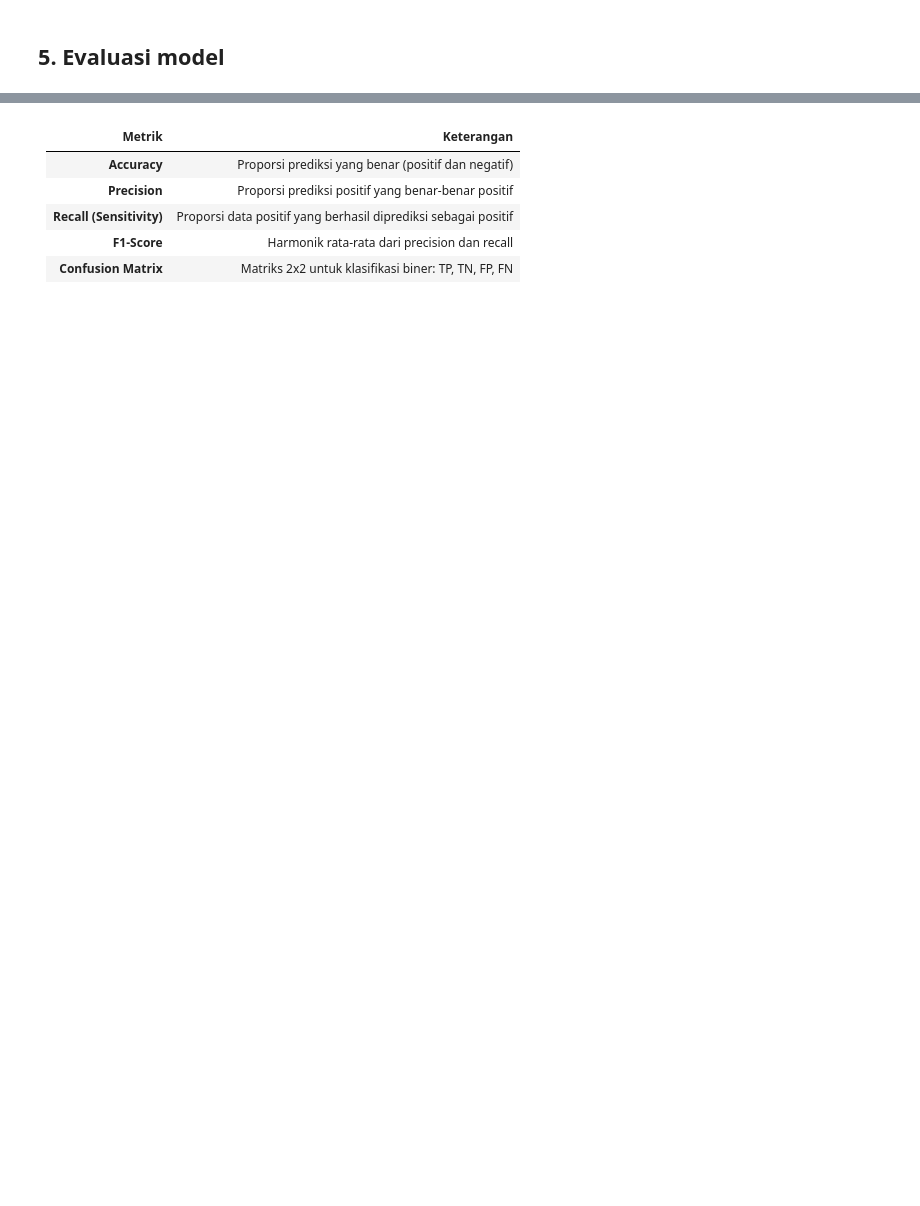
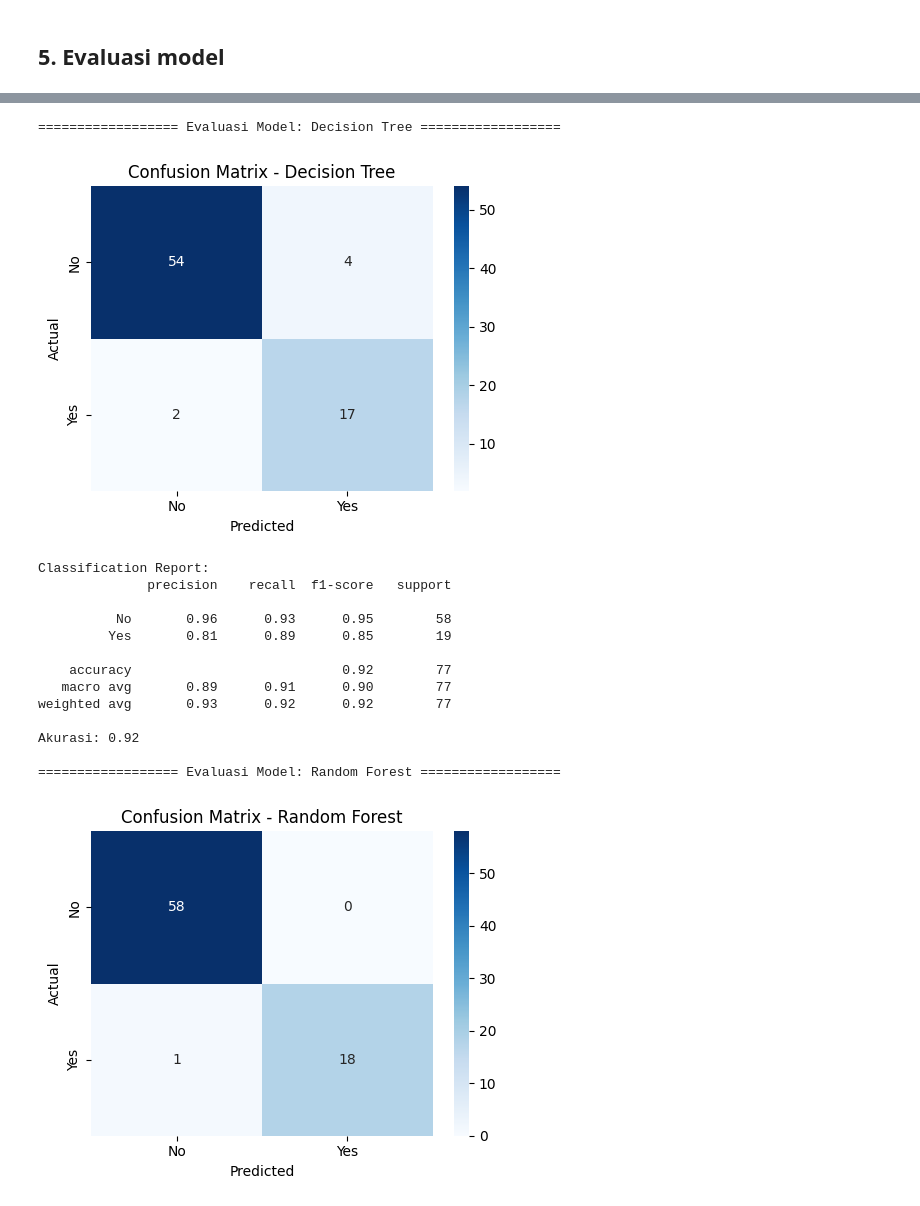
Before and after one commit to AmeliaSafitri/pendata, a Jupyter notebook: _sources/TugasPraUAS.ipynb, the cells around one changed output, grey strips where cells are left out. Cells and saved outputs as stored; diff of their text form; code cells hidden in the pictures; blank space fills up the shorter version.

```diff
--- a/_sources/TugasPraUAS.ipynb
+++ b/_sources/TugasPraUAS.ipynb
@@ -306,12 +306,3 @@ Pemisahan fitur dan target
 Split data ke training dan testing set
 # %% [markdown]
 ## **4.	Lakukan klasifikasi atau clustering terhadap data tersebut sesuai context data tersebut terhadap data tersebut**
-# %%
-from sklearn.preprocessing import LabelEncoder
-
-# Pastikan semua fitur numerik (encode kolom kategori)
-for col in X_train.columns:
-    if X_train[col].dtype == 'object' or X_train[col].dtype.name == 'category':
-        le = LabelEncoder()
-        X_train[col] = le.fit_transform(X_train[col])
-        X_test[col] = le.transform(X_test[col])
@@ -409,8 +436,59 @@ weighted avg       0.94      0.94      0.94        77
-# %% [markdown]
-| Metrik                   | Keterangan                                                     |
-| ------------------------ | -------------------------------------------------------------- |
-| **Accuracy**             | Proporsi prediksi yang benar (positif dan negatif)             |
-| **Precision**            | Proporsi prediksi positif yang benar-benar positif             |
-| **Recall (Sensitivity)** | Proporsi data positif yang berhasil diprediksi sebagai positif |
-| **F1-Score**             | Harmonik rata-rata dari precision dan recall                   |
-| **Confusion Matrix**     | Matriks 2x2 untuk klasifikasi biner: TP, TN, FP, FN            |
+# %%
+import seaborn as sns
+import matplotlib.pyplot as plt
+from sklearn.metrics import accuracy_score, confusion_matrix, classification_report
+
+# Simpan hasil evaluasi
+results = {}
+conf_matrices = {}
+reports = {}
+
+# === Evaluasi & Visualisasi ===
+for name, model in models.items():
+    print(f"\n================== Evaluasi Model: {name} ==================")
+
+    # Prediksi
+    y_pred = model.predict(X_test)
+
+    # Hitung metrik
+    acc = accuracy_score(y_test, y_pred)
+    cm = confusion_matrix(y_test, y_pred)
+    report = classification_report(y_test, y_pred, target_names=target_le.classes_)
+
+    # Simpan hasil
+    results[name] = acc
+    conf_matrices[name] = cm
+    reports[name] = report
+
+    # Tampilkan Confusion Matrix sebagai Heatmap
+    plt.figure(figsize=(5, 4))
+    sns.heatmap(cm, annot=True, fmt='d', cmap='Blues',
+                xticklabels=target_le.classes_,
+                yticklabels=target_le.classes_)
+    plt.title(f'Confusion Matrix - {name}')
+    plt.xlabel('Predicted')
+    plt.ylabel('Actual')
+    plt.tight_layout()
+    plt.show()
+
+    # Tampilkan Classification Report dan Akurasi
+    print("Classification Report:")
+    print(report)
+    print(f"Akurasi: {acc:.2f}")
+# %% [output]
+================== Evaluasi Model: Decision Tree ==================
+[figure, added]
+Classification Report:
+              precision    recall  f1-score   support
+
+          No       0.96      0.93      0.95        58
+         Yes       0.81      0.89      0.85        19
+
+    accuracy                           0.92        77
+   macro avg       0.89      0.91      0.90        77
+weighted avg       0.93      0.92      0.92        77
+
+Akurasi: 0.92
+
+================== Evaluasi Model: Random Forest ==================
+[figure, added]
```
Also changed, not shown: parts of 8 cells of this notebook, 12 other files.
